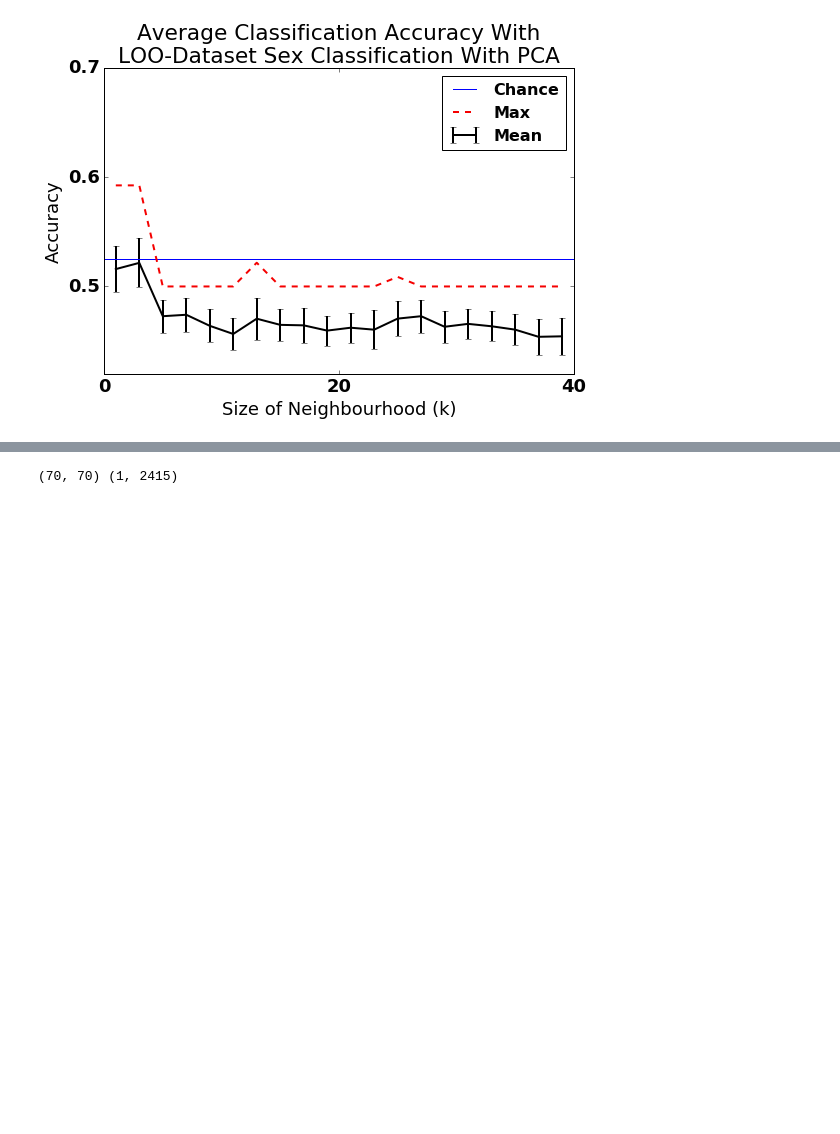
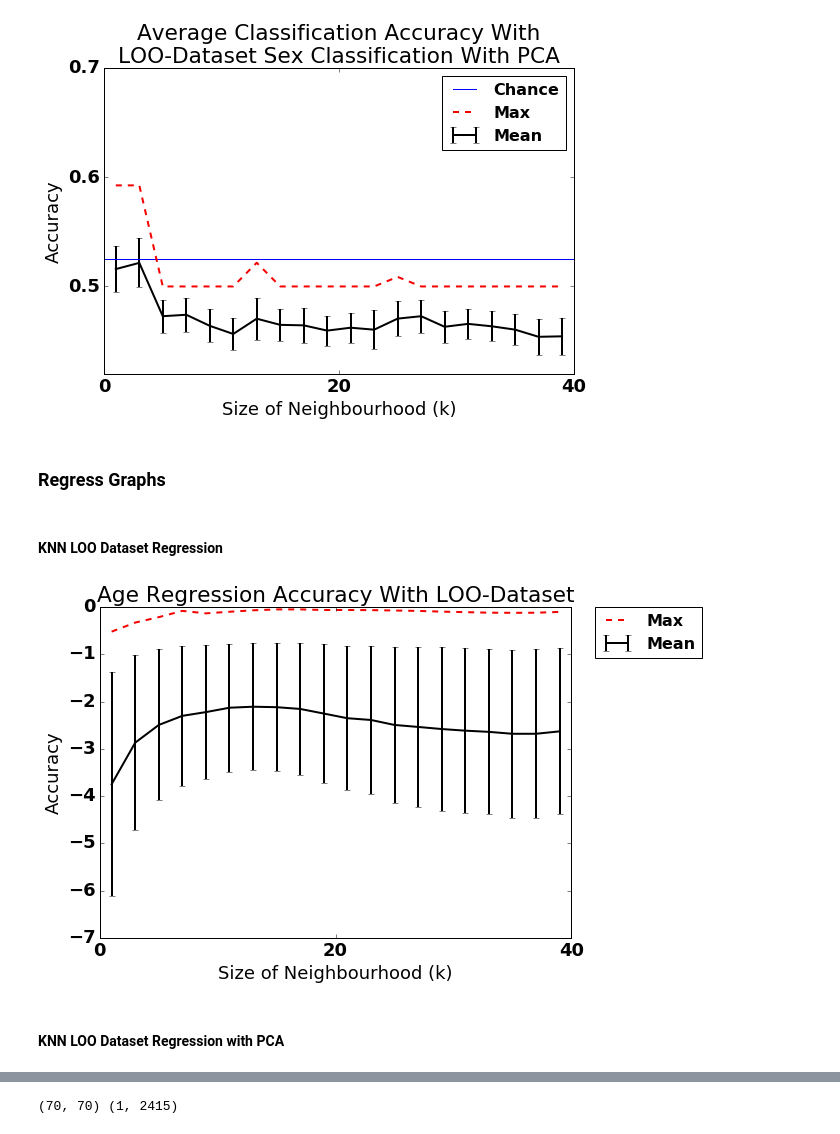
Before and after one commit to gkiar/dataset_variance, a Jupyter notebook: code/prototype/knn_classification.ipynb, the cells around one changed output, grey strips where cells are left out. Drawn from its saved outputs; the diff is of its cells as text; code cells hidden in the pictures; blank space fills up the shorter version.

```diff
--- a/code/prototype/knn_classification.ipynb
+++ b/code/prototype/knn_classification.ipynb
@@ -174,7 +174,7 @@ for i in np.arange(20):
         sx_train = sexy[ind < 1]
         sx_test = sexy[ind >= 1]
         classif.fit(ft_train, sx_train)
-        score = np.max(classif.score(ft_test, sx_test), 1-classif.score(ft_test, sx_test))
+        score = classif.score(ft_test, sx_test)
         tmp = np.append(tmp, score)
 #         print "~~~~~~~~~~~~"
 #         print "Left out dataset: %s" % (dset)
@@ -258,3 +258,51 @@ plt.savefig('../../figs/graphs/desikan/classification/knn_pca.png')
 plt.show()
 # %% [output]
 [figure]
+# %% [markdown]
+### Regress Graphs
+# %% [markdown]
+#### KNN LOO Dataset Regression
+# %%
+knn_age = OrderedDict()
+for i in np.arange(20):
+    regress = KNeighborsRegressor(n_neighbors=2*(i+1)-1)
+#     print "============="
+#     print "K nearest Neighbors: %d" % (2*(i+1)-1)
+    tmp = np.array(())
+    for idx, dset in enumerate(dataset_names):
+        ind = np.array([dset == d for d in dats])
+        ft_train = feat[ind < 1] # current dataset is test
+        ft_test = feat[ind >= 1] # all others are train
+        ag_train = ages[ind < 1]
+        ag_test = ages[ind >= 1]
+        regress.fit(ft_train, ag_train)
+        score = regress.score(ft_test, ag_test)
+        tmp = np.append(tmp, score)
+#         print "~~~~~~~~~~~~"
+#         print "Left out dataset: %s" % (dset)
+#         print "Train: %d ; Test: %d" % (sx_train.shape[0], sx_test.shape[0])
+#         print "Chance: %0.5f (%0.5f)" % (sum(sx_test)/len(sx_test), 1-sum(sx_test)/len(sx_test))
+#         print "Classification Accuracy: %.5f (%0.5f)" % (score, 1-score)
+    knn_age[i] = tmp
+# %%
+fig = plt.figure(figsize=(8,6))
+mean = [np.mean(knn_age[i]) for i in knn_age]
+maxx = [max(knn_age[i]) for i in knn_age]
+stder = [np.std(knn_age[i])/np.sqrt(len(dataset_names)) for i in knn_age]
+plt.hold(True)
+plt.plot((np.arange(20)+1)*2-1, maxx, lw=2, color='#f50000', linestyle='--')
+plt.errorbar((np.arange(20)+1)*2-1, mean, stder, lw=2, color='#000000')
+# plt.ylim((0.5, 0.7))
+# plt.yticks((0.5, 0.6, 0.7),(0.5, 0.6, 0.7))
+plt.xticks((0, 20, 40),(0, 20, 40))
+plt.xlabel('Size of Neighbourhood (k)')
+plt.ylabel('Accuracy')
+plt.title('Age Regression Accuracy With LOO-Dataset')
+plt.legend(('Max', 'Mean'), fontsize=16, bbox_to_anchor=(1.05, 1), loc=2, borderaxespad=0.)
+plt.tight_layout(1)
+plt.savefig('../../figs/graphs/desikan/regression/knn_vectorgraph.png')
+plt.show()
+# %% [output]
+[figure, added]
+# %% [markdown]
+#### KNN LOO Dataset Regression with PCA
```
Also changed, not shown: parts of 5 cells of this notebook, 1 other file.
